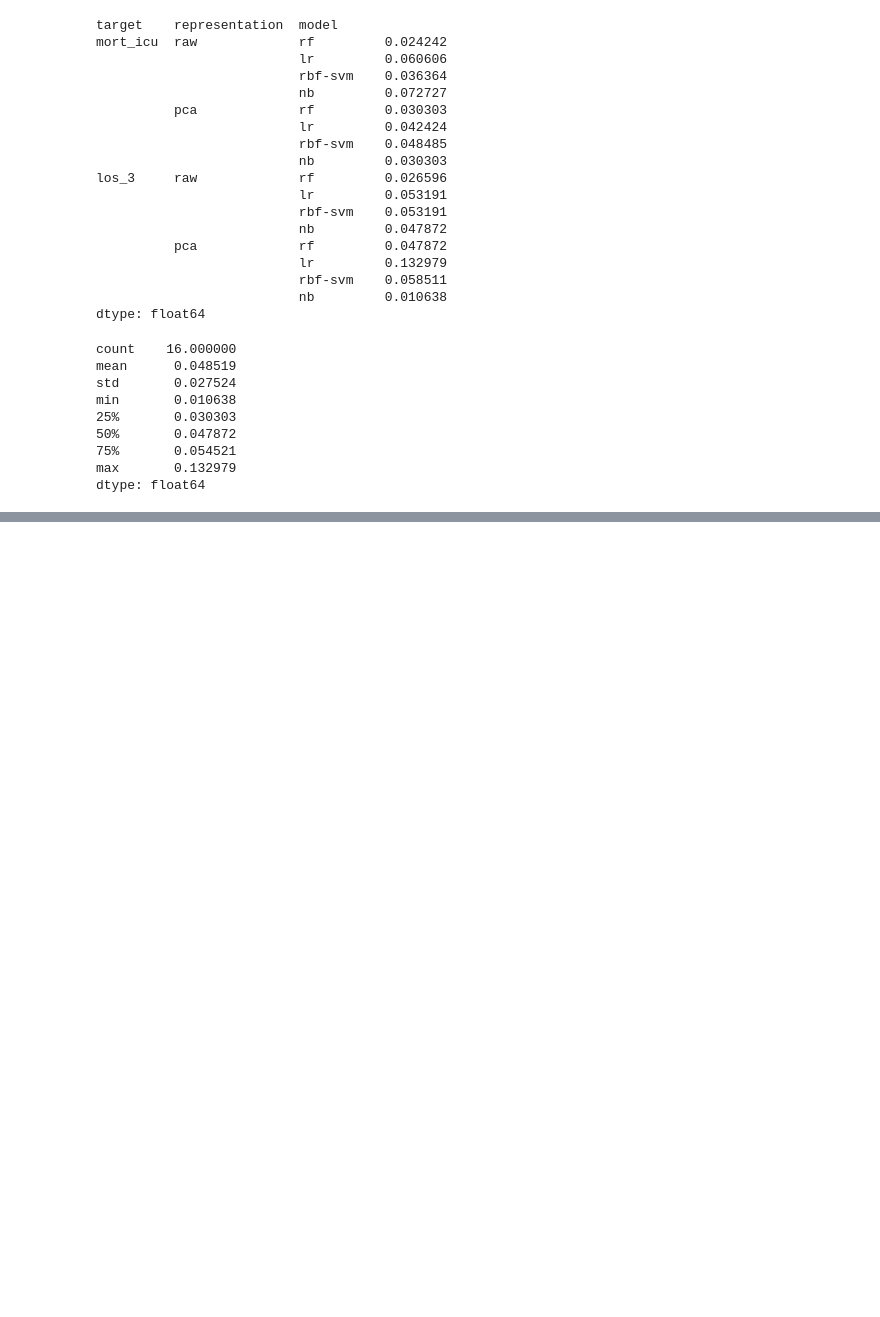
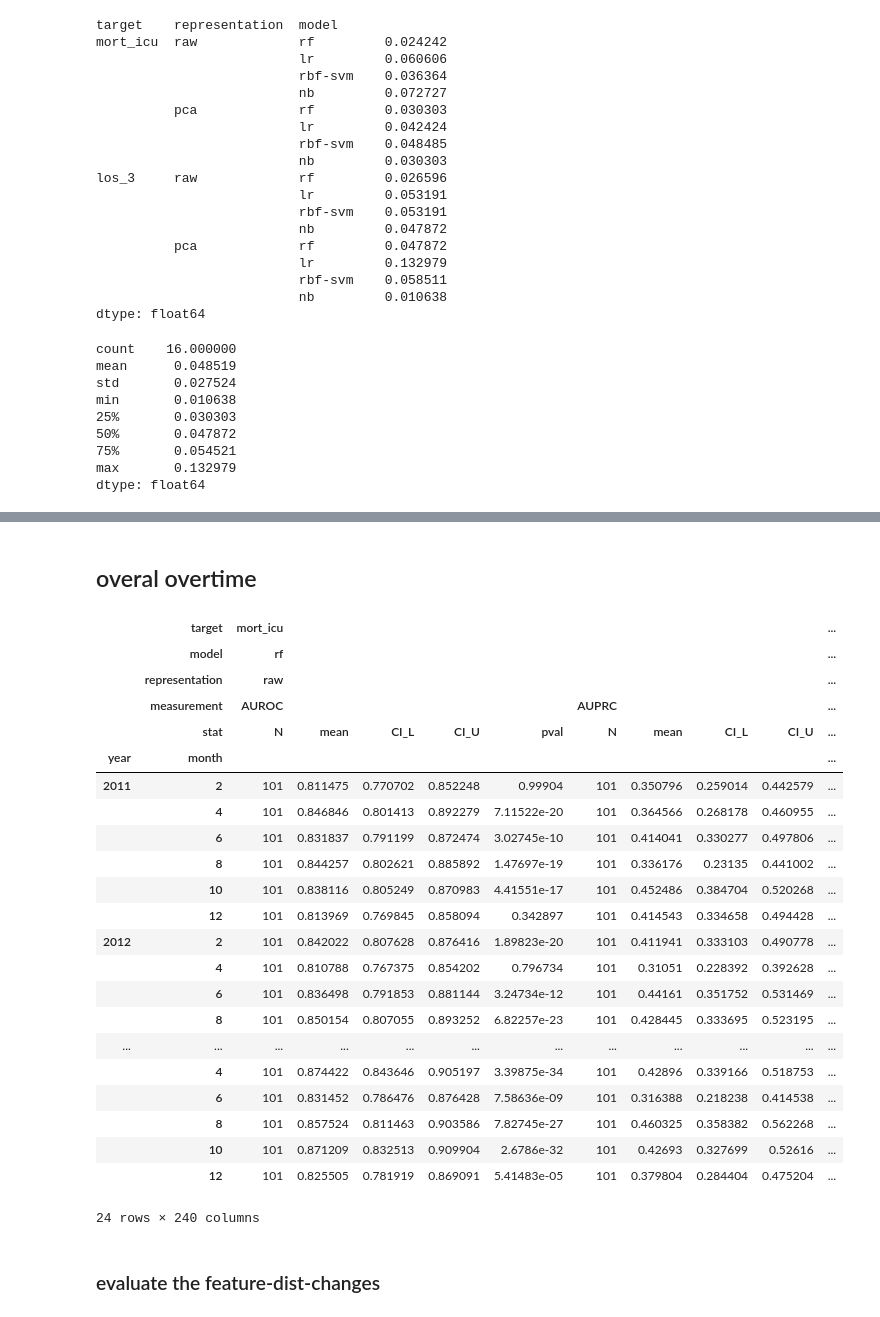
Before and after one commit to Amin-Tajgardoon/model-drift, a Jupyter notebook: notebooks/drift_true_labels.ipynb, the cells around one changed output, grey strips where cells are left out. Cells and saved outputs as stored; diff of their text form; code cells hidden in the pictures; blank space fills up the shorter version.

```diff
--- a/notebooks/drift_true_labels.ipynb
+++ b/notebooks/drift_true_labels.ipynb
@@ -208,0 +493,34 @@ dtype: float64
+# %% [markdown]
+## overal overtime
+# %%
+dir_path="../../../output/HIDENIC_overtime_analysis/with_month_intervals/"
+# %%
+bs=pd.read_pickle(os.path.join(dir_path, "bootstrap_stats_first_years_mannwhitneyu.pkl"))
+# %%
+bs
+# %% [output]
+|  | target | mort_icu |  |  |  |  |  |  |  |  | ... |
+|  | model | rf |  |  |  |  |  |  |  |  | ... |
+|  | representation | raw |  |  |  |  |  |  |  |  | ... |
+|  | measurement | AUROC |  |  |  |  | AUPRC |  |  |  | ... |
+|  | stat | N | mean | CI_L | CI_U | pval | N | mean | CI_L | CI_U | ... |
+| year | month |  |  |  |  |  |  |  |  |  | ... |
+| 2011 | 2 | 101 | 0.811475 | 0.770702 | 0.852248 | 0.99904 | 101 | 0.350796 | 0.259014 | 0.442579 | ... |
+|  | 4 | 101 | 0.846846 | 0.801413 | 0.892279 | 7.11522e-20 | 101 | 0.364566 | 0.268178 | 0.460955 | ... |
+|  | 6 | 101 | 0.831837 | 0.791199 | 0.872474 | 3.02745e-10 | 101 | 0.414041 | 0.330277 | 0.497806 | ... |
+|  | 8 | 101 | 0.844257 | 0.802621 | 0.885892 | 1.47697e-19 | 101 | 0.336176 | 0.23135 | 0.441002 | ... |
+|  | 10 | 101 | 0.838116 | 0.805249 | 0.870983 | 4.41551e-17 | 101 | 0.452486 | 0.384704 | 0.520268 | ... |
+|  | 12 | 101 | 0.813969 | 0.769845 | 0.858094 | 0.342897 | 101 | 0.414543 | 0.334658 | 0.494428 | ... |
+| 2012 | 2 | 101 | 0.842022 | 0.807628 | 0.876416 | 1.89823e-20 | 101 | 0.411941 | 0.333103 | 0.490778 | ... |
+|  | 4 | 101 | 0.810788 | 0.767375 | 0.854202 | 0.796734 | 101 | 0.31051 | 0.228392 | 0.392628 | ... |
+|  | 6 | 101 | 0.836498 | 0.791853 | 0.881144 | 3.24734e-12 | 101 | 0.44161 | 0.351752 | 0.531469 | ... |
+|  | 8 | 101 | 0.850154 | 0.807055 | 0.893252 | 6.82257e-23 | 101 | 0.428445 | 0.333695 | 0.523195 | ... |
+| ... | ... | ... | ... | ... | ... | ... | ... | ... | ... | ... | ... |
+|  | 4 | 101 | 0.874422 | 0.843646 | 0.905197 | 3.39875e-34 | 101 | 0.42896 | 0.339166 | 0.518753 | ... |
+|  | 6 | 101 | 0.831452 | 0.786476 | 0.876428 | 7.58636e-09 | 101 | 0.316388 | 0.218238 | 0.414538 | ... |
+|  | 8 | 101 | 0.857524 | 0.811463 | 0.903586 | 7.82745e-27 | 101 | 0.460325 | 0.358382 | 0.562268 | ... |
+|  | 10 | 101 | 0.871209 | 0.832513 | 0.909904 | 2.6786e-32 | 101 | 0.42693 | 0.327699 | 0.52616 | ... |
+|  | 12 | 101 | 0.825505 | 0.781919 | 0.869091 | 5.41483e-05 | 101 | 0.379804 | 0.284404 | 0.475204 | ... |
+24 rows × 240 columns
+# %% [markdown]
+### evaluate the feature-dist-changes
```
Also changed, not shown: parts of 43 cells of this notebook, 6 other files.
